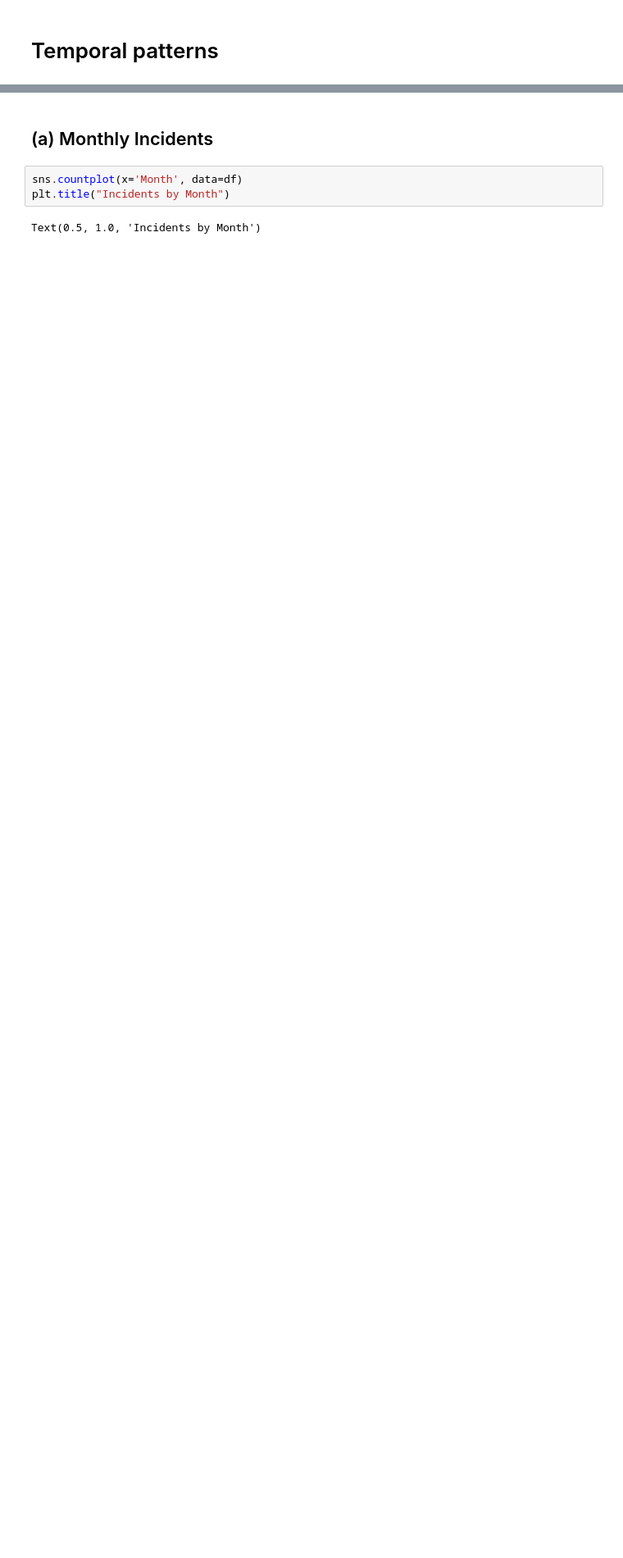
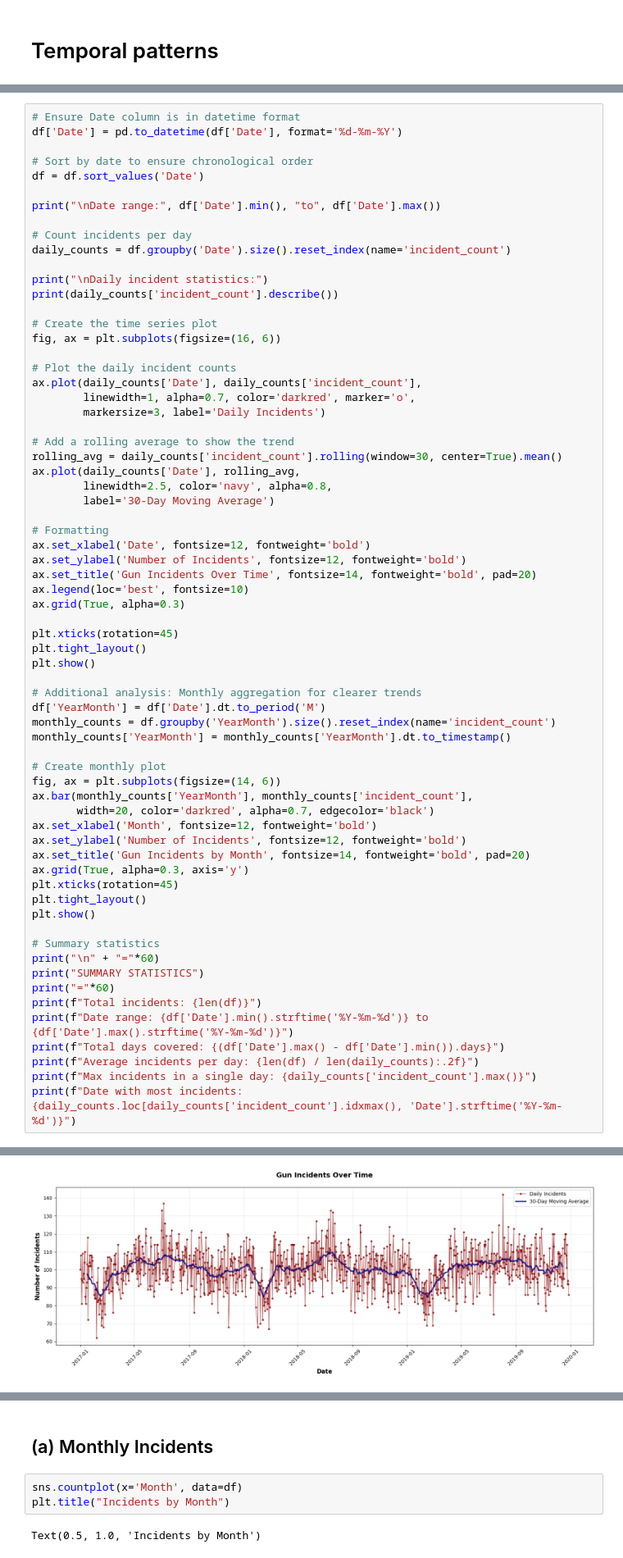
Before and after one commit to beckhamtoh/CS3244-Gun-Violence, a Jupyter notebook: notebooks/02_eda.ipynb, the cells around one changed output, grey strips where cells are left out. Shown at 82% size. Cells and saved outputs as stored; diff of their text form; blank space fills up the shorter version.

Commit message:
added gun incidents over time plot

```diff
--- a/notebooks/02_eda.ipynb
+++ b/notebooks/02_eda.ipynb
@@ -213,0 +216,68 @@ plt.show()
+# %%
+# Ensure Date column is in datetime format
+df['Date'] = pd.to_datetime(df['Date'], format='%d-%m-%Y')
+
+# Sort by date to ensure chronological order
+df = df.sort_values('Date')
+
+print("\nDate range:", df['Date'].min(), "to", df['Date'].max())
+
+# Count incidents per day
+daily_counts = df.groupby('Date').size().reset_index(name='incident_count')
+
+print("\nDaily incident statistics:")
+print(daily_counts['incident_count'].describe())
+
+# Create the time series plot
+fig, ax = plt.subplots(figsize=(16, 6))
+
+# Plot the daily incident counts
+ax.plot(daily_counts['Date'], daily_counts['incident_count'],
+        linewidth=1, alpha=0.7, color='darkred', marker='o',
+        markersize=3, label='Daily Incidents')
+
+# Add a rolling average to show the trend
+rolling_avg = daily_counts['incident_count'].rolling(window=30, center=True).mean()
+ax.plot(daily_counts['Date'], rolling_avg,
+        linewidth=2.5, color='navy', alpha=0.8,
+        label='30-Day Moving Average')
+
+# Formatting
+ax.set_xlabel('Date', fontsize=12, fontweight='bold')
+ax.set_ylabel('Number of Incidents', fontsize=12, fontweight='bold')
+ax.set_title('Gun Incidents Over Time', fontsize=14, fontweight='bold', pad=20)
+ax.legend(loc='best', fontsize=10)
+ax.grid(True, alpha=0.3)
+
+plt.xticks(rotation=45)
+plt.tight_layout()
+plt.show()
+
+# Additional analysis: Monthly aggregation for clearer trends
+df['YearMonth'] = df['Date'].dt.to_period('M')
+monthly_counts = df.groupby('YearMonth').size().reset_index(name='incident_count')
+monthly_counts['YearMonth'] = monthly_counts['YearMonth'].dt.to_timestamp()
+
+# Create monthly plot
+fig, ax = plt.subplots(figsize=(14, 6))
+ax.bar(monthly_counts['YearMonth'], monthly_counts['incident_count'],
+       width=20, color='darkred', alpha=0.7, edgecolor='black')
+ax.set_xlabel('Month', fontsize=12, fontweight='bold')
+ax.set_ylabel('Number of Incidents', fontsize=12, fontweight='bold')
+ax.set_title('Gun Incidents by Month', fontsize=14, fontweight='bold', pad=20)
+ax.grid(True, alpha=0.3, axis='y')
+plt.xticks(rotation=45)
+plt.tight_layout()
+plt.show()
+
+# Summary statistics
+print("\n" + "="*60)
+print("SUMMARY STATISTICS")
+print("="*60)
+print(f"Total incidents: {len(df)}")
+print(f"Date range: {df['Date'].min().strftime('%Y-%m-%d')} to {df['Date'].max().strftime('%Y-%m-%d')}")
+print(f"Total days covered: {(df['Date'].max() - df['Date'].min()).days}")
+print(f"Average incidents per day: {len(df) / len(daily_counts):.2f}")
+print(f"Max incidents in a single day: {daily_counts['incident_count'].max()}")
+print(f"Date with most incidents: {daily_counts.loc[daily_counts['incident_count'].idxmax(), 'Date'].strftime('%Y-%m-%d')}")
+# %% [output]
@@ -213,0 +296 @@ plt.show()
+[figure, added]
```
Also changed, not shown: parts of 3 cells of this notebook.
